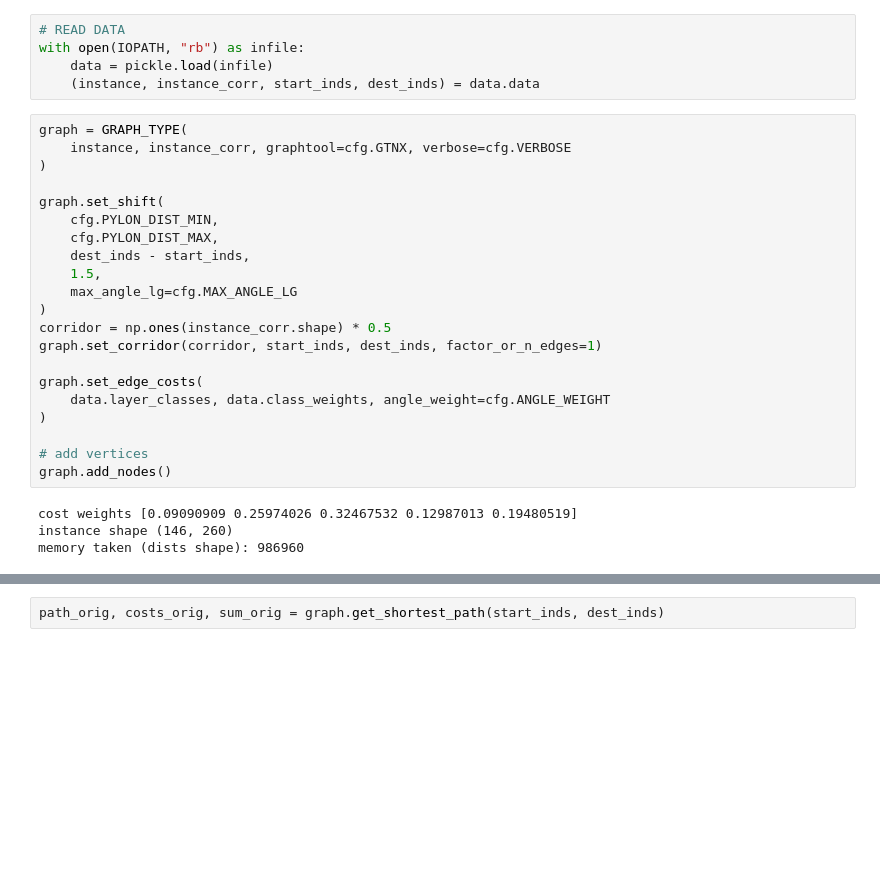
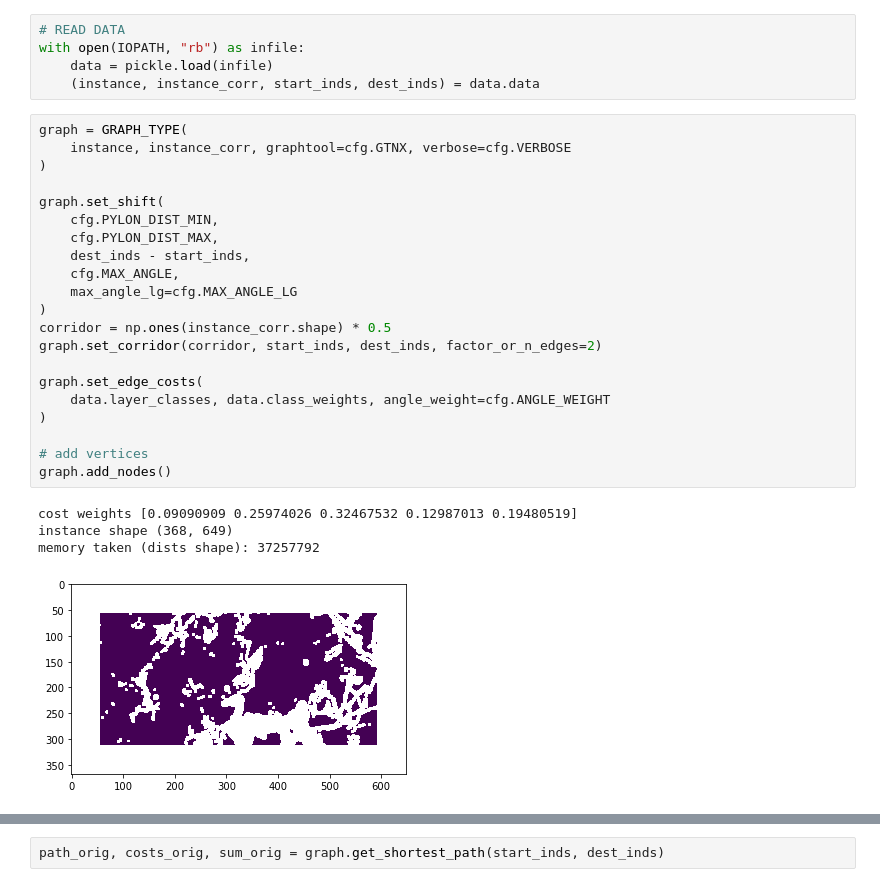
Before and after one commit to NinaWie/PowerPlanner, a Jupyter notebook: notebooks/topological_sort.ipynb, the cells around one changed output, grey strips where cells are left out. Drawn from its saved outputs; the diff is of its cells as text; blank space fills up the shorter version.

```diff
--- a/notebooks/topological_sort.ipynb
+++ b/notebooks/topological_sort.ipynb
@@ -54,28 +54,29 @@ with open(IOPATH, "rb") as infile:
 # %%
 graph = GRAPH_TYPE(
     instance, instance_corr, graphtool=cfg.GTNX, verbose=cfg.VERBOSE
 )
 
 graph.set_shift(
     cfg.PYLON_DIST_MIN,
     cfg.PYLON_DIST_MAX,
     dest_inds - start_inds,
-    1.5,
+    cfg.MAX_ANGLE,
     max_angle_lg=cfg.MAX_ANGLE_LG
 )
 corridor = np.ones(instance_corr.shape) * 0.5
-graph.set_corridor(corridor, start_inds, dest_inds, factor_or_n_edges=1)
+graph.set_corridor(corridor, start_inds, dest_inds, factor_or_n_edges=2)
 
 graph.set_edge_costs(
     data.layer_classes, data.class_weights, angle_weight=cfg.ANGLE_WEIGHT
 )
 
 # add vertices
 graph.add_nodes()
 # %% [output]
 cost weights [0.09090909 0.25974026 0.32467532 0.12987013 0.19480519]
-instance shape (146, 260)
-memory taken (dists shape): 986960
+instance shape (368, 649)
+memory taken (dists shape): 37257792
+[figure, added]
 # %%
 tic = time.time()
 graph.add_edges()
```
Also changed, not shown: parts of 14 cells of this notebook, 7 other files.
